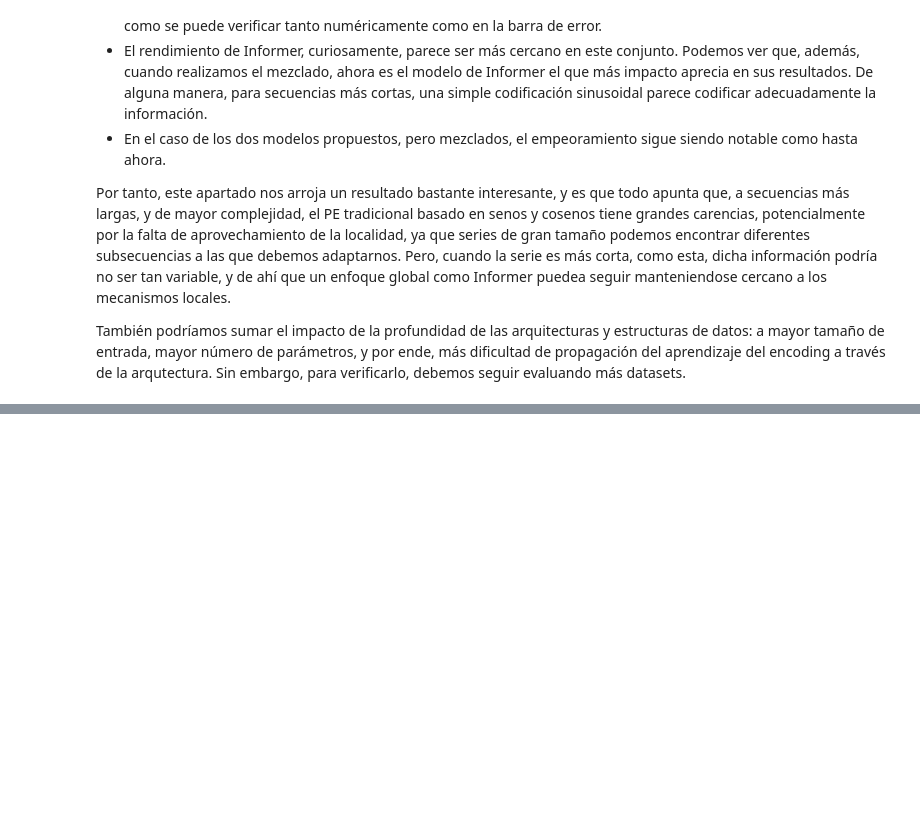
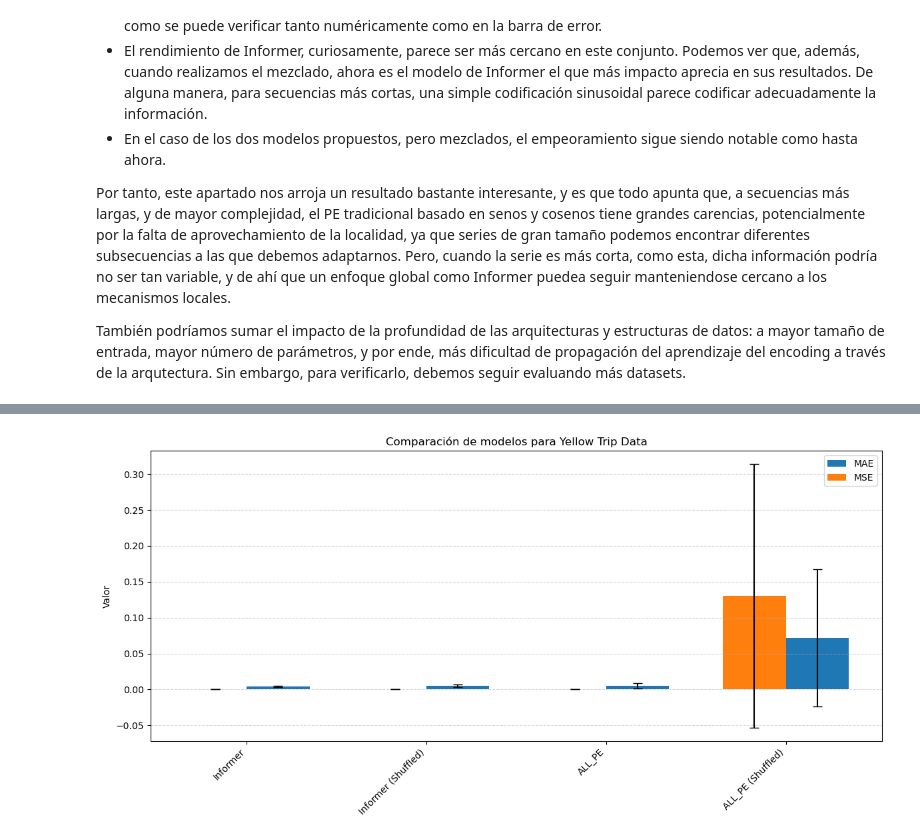
Before and after one commit to hexecoded/TFM, a Jupyter notebook: Experimentos/ResultadosNGPU.ipynb, the cells around one changed output, grey strips where cells are left out. Cells and saved outputs as stored; diff of their text form; code cells hidden in the pictures; blank space fills up the shorter version.

```diff
--- a/Experimentos/ResultadosNGPU.ipynb
+++ b/Experimentos/ResultadosNGPU.ipynb
@@ -313,0 +323,43 @@ También podríamos sumar el impacto de la profundidad de las arquitecturas y es
+# %%
+# Ficheros con sus nombres de modelo
+model_files = {
+    "ALL_PE": "metricas_InformerVanilla_taxi_all_pe_weighted_informer_Taxi_ftM_sl180_ll60_pl60_win60_dm512_nh8_el2_dl1_df2048_atfull_fc5_ebtimeF_dtTrue_mxTrue_test_taxi_all_pe_weighted.csv",
+    "ALL_PE (Shuffled)": "metricas_InformerVanilla_taxi_all_pe_shuffled_informer_Taxi_ftM_sl180_ll60_pl60_win60_dm512_nh8_el2_dl1_df2048_atfull_fc5_ebtimeF_dtTrue_mxTrue_test_taxi_all_pe_shuffled.csv",
+    "Informer": "metricas_InformerVanilla_taxi_informer_informer_Taxi_ftM_sl180_ll60_pl60_win60_dm512_nh8_el2_dl1_df2048_atfull_fc5_ebtimeF_dtTrue_mxTrue_test_taxi_informer.csv",
+    "Informer (Shuffled)": "metricas_InformerVanilla_taxi_informer_shuffled_informer_Taxi_ftM_sl180_ll60_pl60_win60_dm512_nh8_el2_dl1_df2048_atfull_fc5_ebtimeF_dtTrue_mxTrue_test_taxi_informer_shuffled.csv",
+    #"No PE": "metricas_InformerVanilla_etth1_nope_informer_ETTh1_ftM_sl96_ll48_pl24_win24_dm512_nh8_el2_dl1_df2048_atfull_fc5_ebtimeF_dtTrue_mxTrue_test_etth1_nope.csv",
+    #"TPE": "metricas_InformerVanilla_etth1_tpe_informer_ETTh1_ftM_sl96_ll48_pl24_win24_dm512_nh8_el2_dl1_df2048_atfull_fc5_ebtimeF_dtTrue_mxTrue_test_etth1_tpe.csv",
+    #"TPE (Shuffled)": "metricas_InformerVanilla_etth1_tpe_shuffled_informer_ETTh1_ftM_sl96_ll48_pl24_win24_dm512_nh8_el2_dl1_df2048_atfull_fc5_ebtimeF_dtTrue_mxTrue_test_etth1_tpe_shuffled.csv"
+}
+
+dfs = []
+
+for model_name, file_path in model_files.items():
+    df = pd.read_csv(file_path)
+    #print(file_path)
+    df['Modelo'] = model_name  # Añadir columna del modelo
+
+    # Pivotar valores de Mean y STD
+    df_mean = df.pivot(index='Modelo', columns='Metric', values='Mean')
+    df_std = df.pivot(index='Modelo', columns='Metric', values='STD')
+
+    # Renombrar columnas para distinguir Mean y STD
+    df_mean.columns = [f"{col}_Mean" for col in df_mean.columns]
+    df_std.columns = [f"{col}_STD" for col in df_std.columns]
+
+    # Combinar ambos
+    df_combined = pd.concat([df_mean, df_std], axis=1)
+
+    dfs.append(df_combined)
+
+# Unir todos los modelos
+final_df = pd.concat(dfs)
+
+# Resetear índice y ordenar por MSE_Mean
+final_df.reset_index(inplace=True)
+final_df = final_df.sort_values(by="MSE_Mean")
+
+# Mostramos tabla y gráfico
+display(final_df)
+plot_metricas_con_error(final_df, titulo=f"Comparación de modelos para Yellow Trip Data")
+# %% [output]
@@ -313,0 +371 @@ También podríamos sumar el impacto de la profundidad de las arquitecturas y es
+[figure, added]
```
Also changed, not shown: parts of 3 cells of this notebook.
